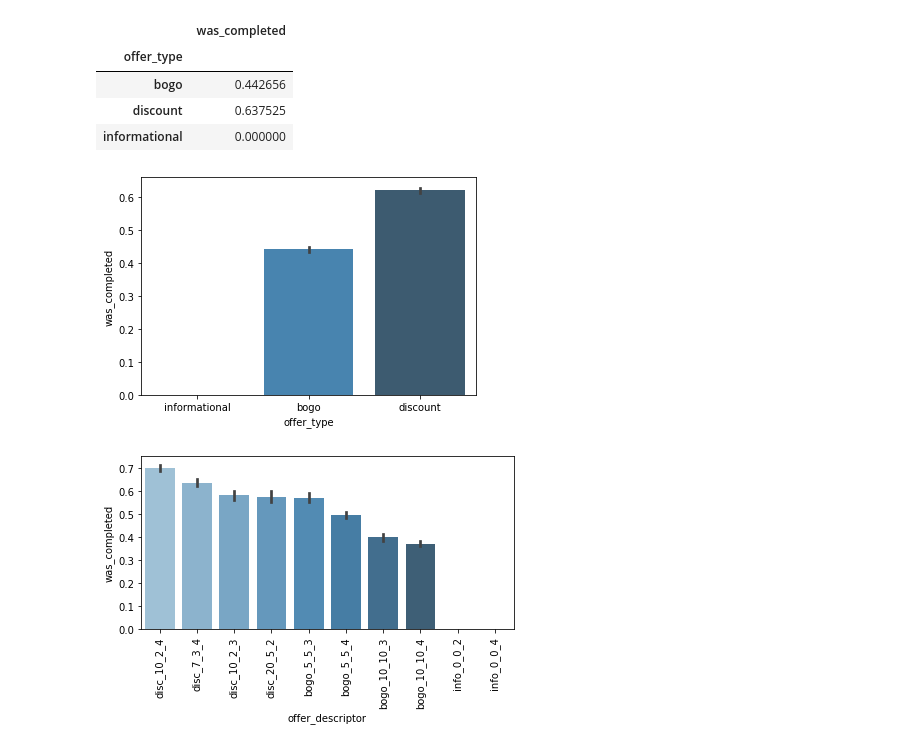
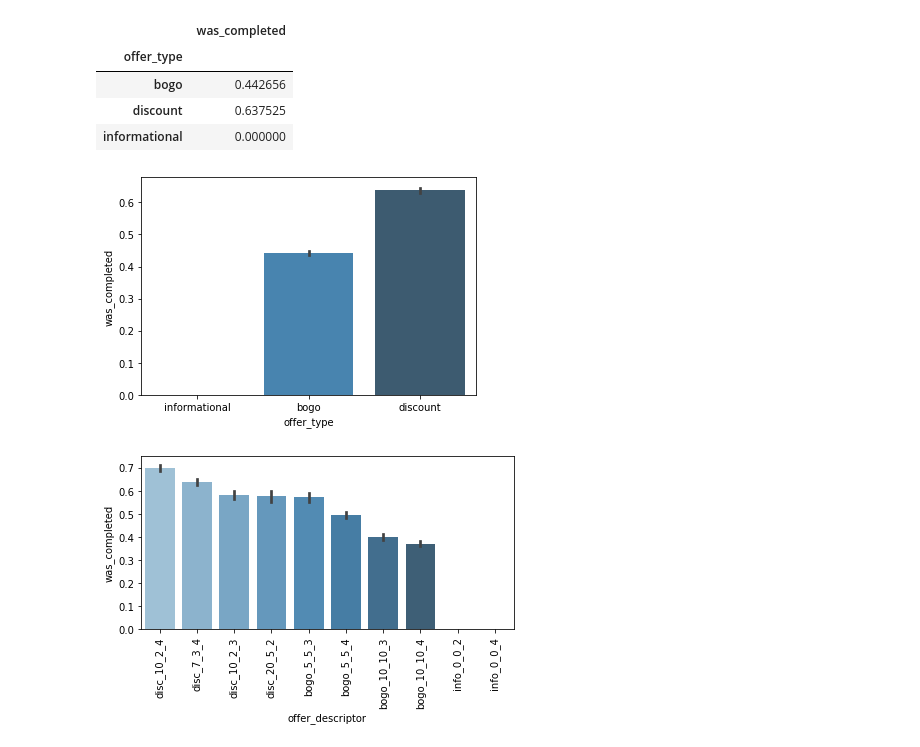
Before and after one commit to judithleao/capstone-project-starbucks, a Jupyter notebook: Starbucks-Analysis.ipynb, the cells around one changed output. Drawn from its saved outputs; the diff is of its cells as text; code cells hidden in the pictures.

Commit message:
Added demographic analysis and examination of offer attributes

```diff
--- a/Starbucks-Analysis.ipynb
+++ b/Starbucks-Analysis.ipynb
@@ -232,9 +232,9 @@ analysis_df_t[['offer_type','was_completed']].groupby(['offer_type']).mean()
 | informational | 0.000000 |
 # %%
 # How often do offers get completed (note: completion is not defined for informational offers)?
-sns.barplot(x = analysis_df_t_o['offer_type'], y = analysis_df_t_o['was_completed'], palette="Blues_d");
+sns.barplot(x = analysis_df_t['offer_type'], y = analysis_df_t['was_completed'], palette="Blues_d");
 # %% [output]
-[figure, old version]
+[figure, new version]
 # %%
 # Source Stackoverflow: https://stackoverflow.com/questions/31859285/rotate-tick-labels-for-seaborn-barplot
 # Question by Laurennmc: https://stackoverflow.com/users/5198702/laurennmc
```
Also changed, not shown: parts of 26 cells of this notebook.
